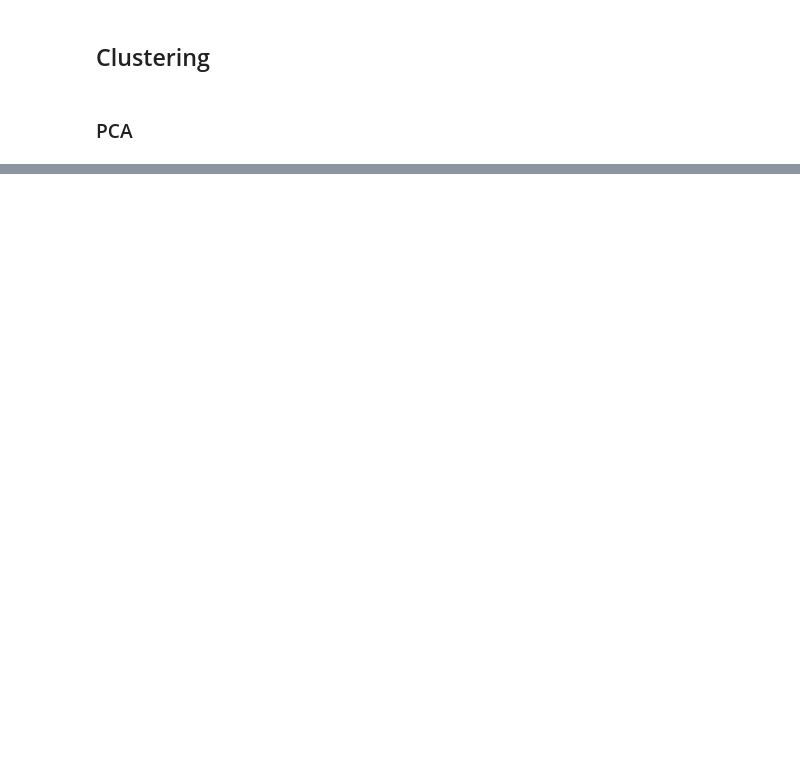
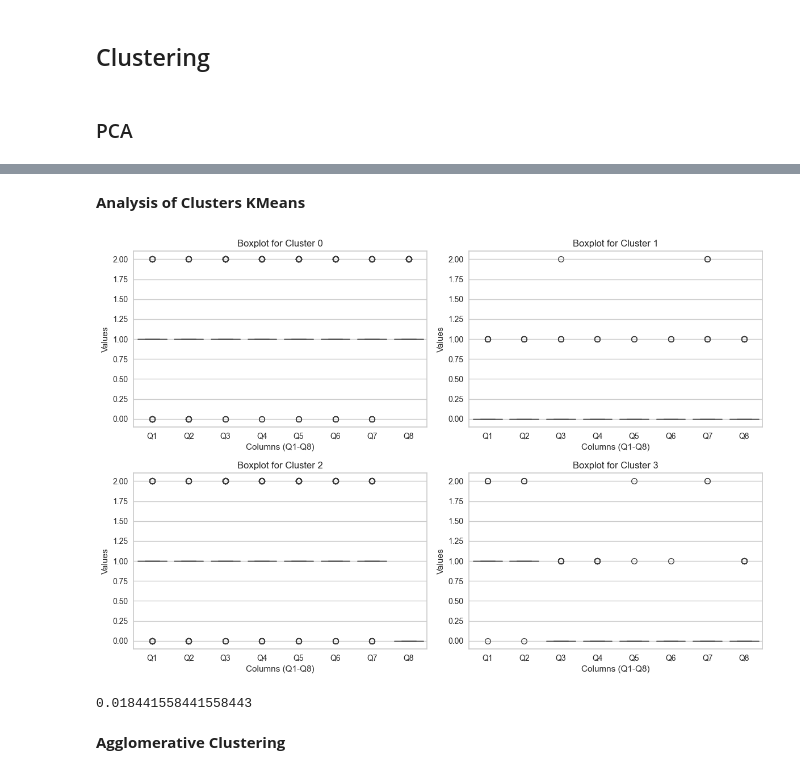
Before and after one commit to danihga/Jovia, a Jupyter notebook: Catholic Health/Clusteirng_V2.ipynb, the cells around one changed output, grey strips where cells are left out. Saved outputs shown, nothing was run; the diff lists cells and outputs as text; code cells hidden in the pictures; blank space fills up the shorter version.

```diff
--- a/Catholic Health/Clusteirng_V2.ipynb
+++ b/Catholic Health/Clusteirng_V2.ipynb
@@ -182,2 +178,0 @@ from sklearn.cluster import AgglomerativeClustering
-# %%
-def do_kmeans(data, clusters: int = 3):
@@ -183,0 +225,40 @@ def do_kmeans(data, clusters: int = 3):
+# %%
+def cluster_analysis(data: pd.DataFrame):
+    # Create a 2x2 grid of figures for each label
+    fig, axes = plt.subplots(nrows=2, ncols=2, figsize=(12, 8))
+
+    # Flatten the axes array for easier iteration
+    axes = axes.flatten()
+
+    # Create boxplot for each label
+    for label in range(4):  # Assuming labels are 0, 1, 2, 3
+        # Filter the data for the current label
+        df_label = data[data['Labels'] == label]
+
+        # Create boxplot for each column in the current label on the corresponding axis
+        sns.boxplot(data=df_label.drop(columns='Labels'), ax=axes[label])
+
+        # Set labels and title
+        axes[label].set_xlabel('Columns (Q1-Q8)')
+        axes[label].set_ylabel('Values')
+        axes[label].set_title(f'Boxplot for Cluster {label}')
+
+    # Adjust layout and show plot
+    plt.tight_layout()
+    plt.show()
+# %% [markdown]
+**Analysis of Clusters KMeans**
+# %%
+km_data = data.copy()
+
+km_data['Labels'] = km_labels
+
+cluster_analysis(km_data)
+# %% [output]
+[figure, added]
+# %%
+71/3850
+# %% [output]
+0.018441558441558443
+# %% [markdown]
+**Agglomerative Clustering**
```
Also changed, not shown: parts of 22 cells of this notebook.
